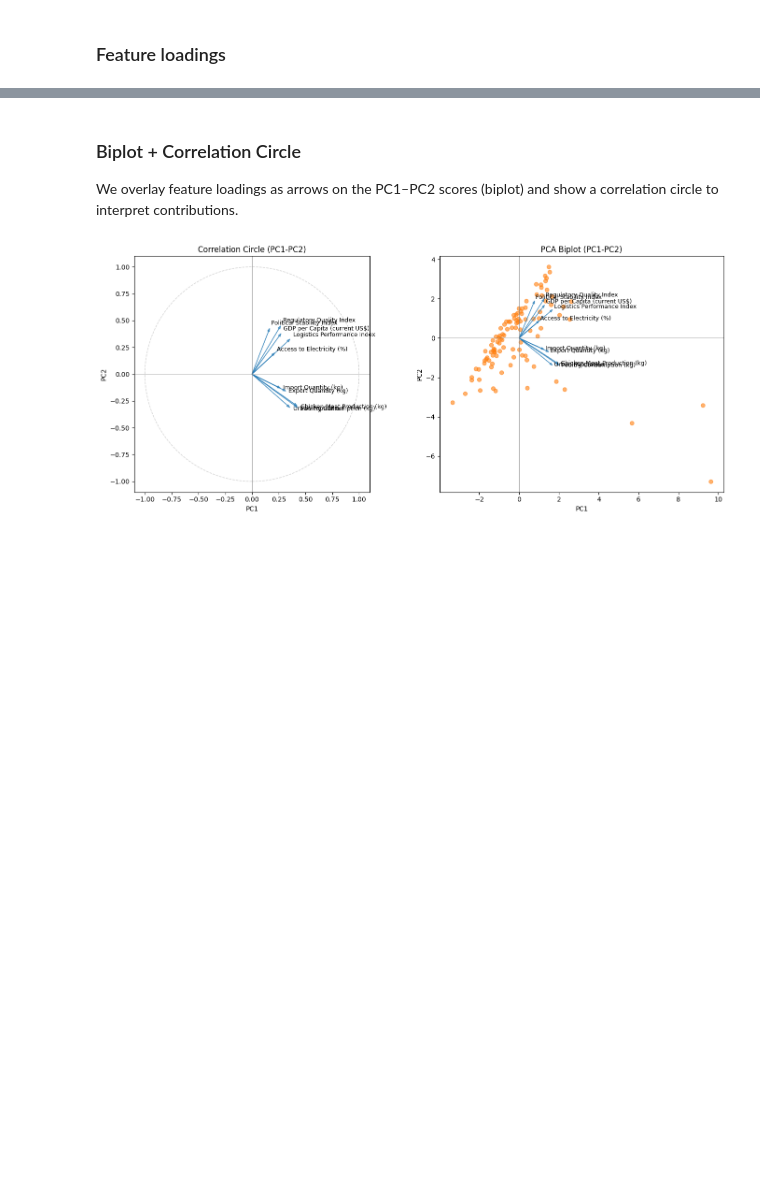
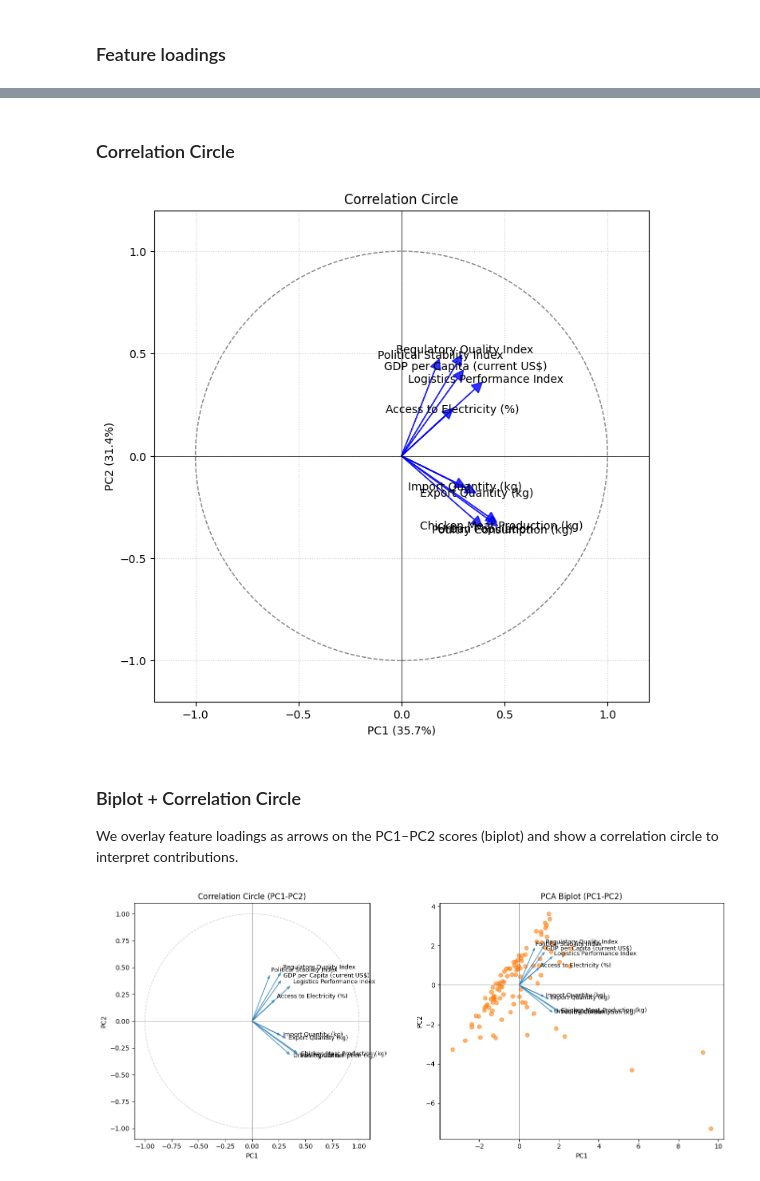
Before and after one commit to makokuzii/Produisez-une-etude-de-marche, a Jupyter notebook: acp_et_clustering_v2.ipynb, the cells around one changed output, grey strips where cells are left out. Saved outputs shown, nothing was run; the diff lists cells and outputs as text; code cells hidden in the pictures; blank space fills up the shorter version.

```diff
--- a/acp_et_clustering_v2.ipynb
+++ b/acp_et_clustering_v2.ipynb
@@ -327,6 +359,40 @@ Name: PC2, dtype: float64
 | Chicken Meat Production (kg) | 0.421 | -0.296 | -0.259 | -0.010 | 0.052 | 0.001 | -0.047 | 0.027 | -0.374 | 0.723 |
 | Import Quantity (kg) | 0.266 | -0.131 | 0.665 | -0.089 | -0.296 | 0.578 | -0.167 | 0.011 | 0.077 | 0.077 |
 | Export Quantity (kg) | 0.316 | -0.158 | -0.633 | -0.104 | -0.196 | 0.414 | 0.045 | -0.036 | 0.446 | -0.228 |
+# %% [markdown]
+### Correlation Circle
+# %%
+
+# Correlation Circle
+def plot_correlation_circle(pca, features, x_comp=0, y_comp=1):
+    # Get loadings
+    loadings = pca.components_.T
+
+    fig, ax = plt.subplots(figsize=(8, 8))
+
+    # Plot circle
+    circle = plt.Circle((0, 0), 1, color='gray', fill=False, linestyle='--')
+    ax.add_artist(circle)
+
+    # Plot arrows
+    for i, feature in enumerate(features):
+        x, y = loadings[i, x_comp], loadings[i, y_comp]
+        ax.arrow(0, 0, x, y, head_width=0.05, head_length=0.05, fc='blue', ec='blue', alpha=0.8)
+        ax.text(x * 1.15, y * 1.15, feature, color='black', ha='center', va='center')
+
+    ax.set_xlim(-1.2, 1.2)
+    ax.set_ylim(-1.2, 1.2)
+    ax.set_xlabel(f'PC{x_comp+1} ({pca.explained_variance_ratio_[x_comp]:.1%})')
+    ax.set_ylabel(f'PC{y_comp+1} ({pca.explained_variance_ratio_[y_comp]:.1%})')
+    ax.set_title('Correlation Circle')
+    ax.grid(True, linestyle=':', alpha=0.6)
+    ax.axhline(0, color='black', linewidth=0.5)
+    ax.axvline(0, color='black', linewidth=0.5)
+    plt.show()
+
+plot_correlation_circle(pca_2, numeric_cols)
+# %% [output]
+[figure, added]
 # %% [markdown]
 ### Biplot + Correlation Circle
 We overlay feature loadings as arrows on the PC1–PC2 scores (biplot) and show a correlation circle to interpret contributions.
```
Also changed, not shown: parts of 7 cells of this notebook, 5 other files.
